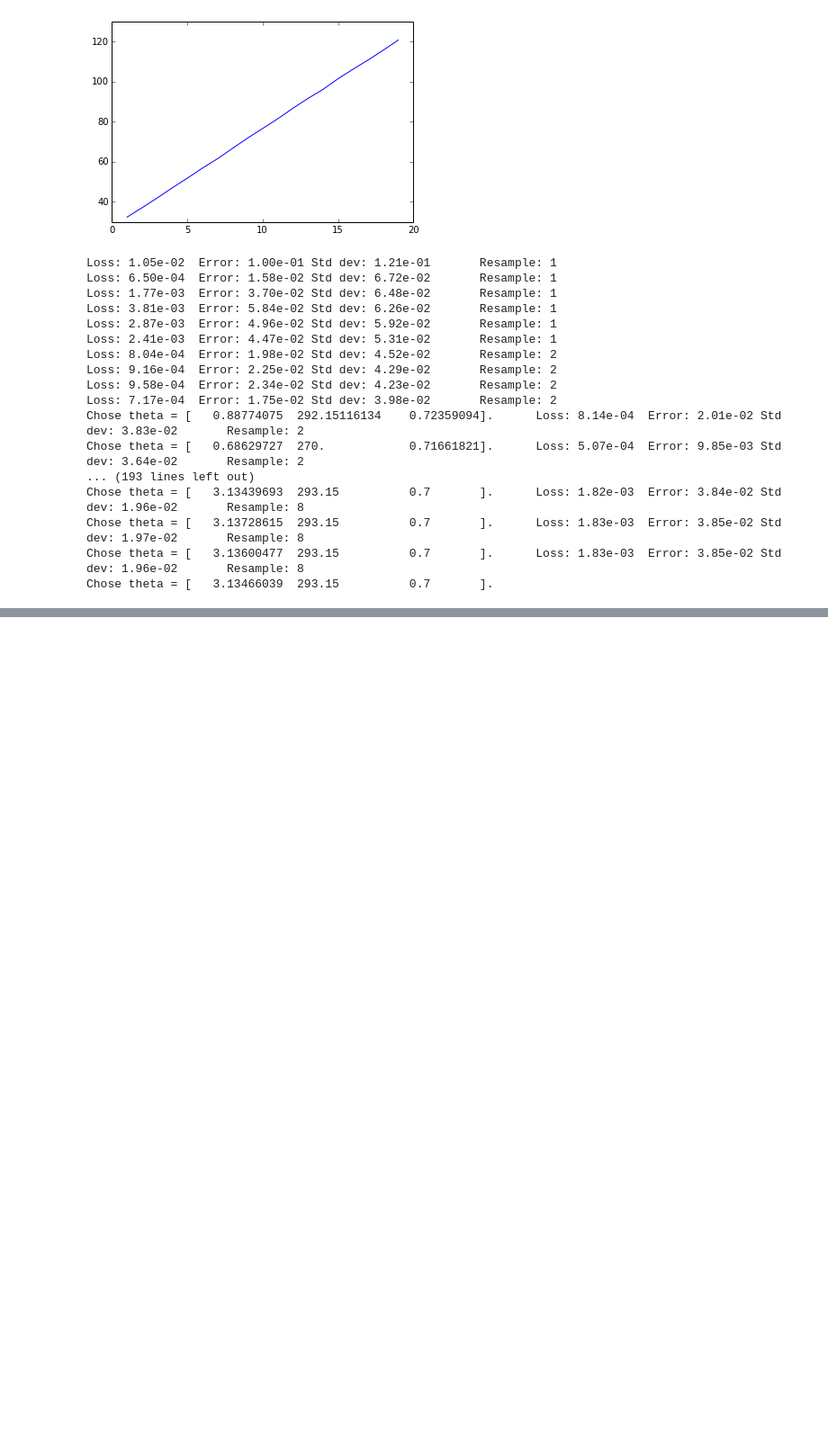
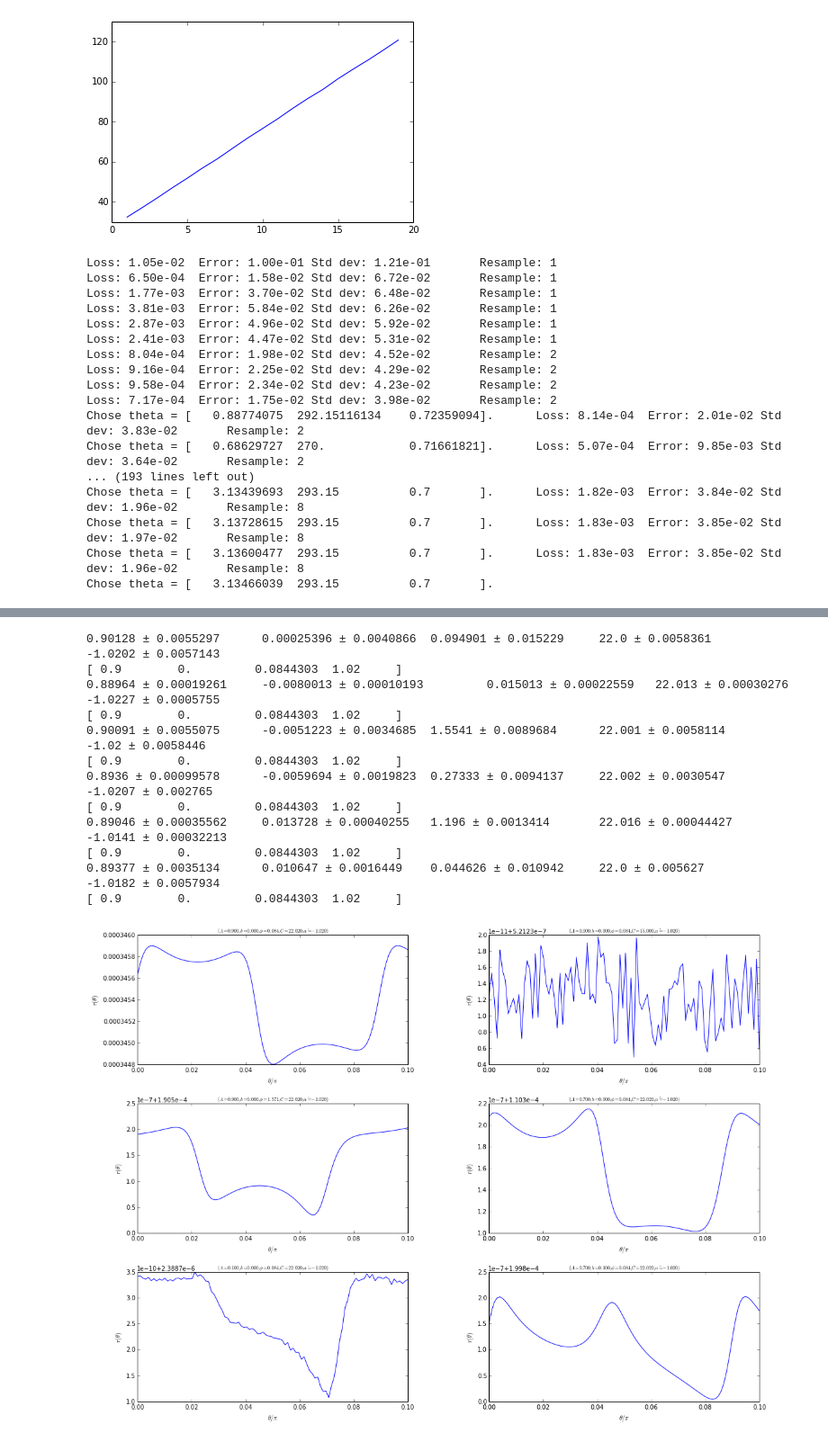
Before and after one commit to taalexander/Honours-Thesis, a Jupyter notebook: code/Adaptive Neutron Interferometry.ipynb, the cells around one changed output, grey strips where cells are left out. Shown at 90% size. Cells and saved outputs as stored; diff of their text form; code cells hidden in the pictures; blank space fills up the shorter version.

```diff
--- a/code/Adaptive Neutron Interferometry.ipynb
+++ b/code/Adaptive Neutron Interferometry.ipynb
@@ -280,7 +282,7 @@ def plot_risks_ex(updater, theta_min=0, theta_max=TWO_PI,hum=0.70,hum_std=0.01,t
         for exparam in exparams
     ])
     f = plot(deltas / np.pi, risks)
-    xlim((0,np.pi/10))
+    xlim((0,1/10))
     xlabel(r'$\theta / \pi$')
     ylabel(r'$r(\theta)$')
     return f
@@ -574,11 +577,11 @@ def do_adaptive_ex_array(n_particles=100000, warmup_exparams=(),trueparams=(), n
     def objective(theta):
 
         return updater.bayes_risk(
-            np.array([tuple(theta)+(1,)], dtype=neutron_model_ex.expparams_dtype)
+            np.array([tuple(theta)+(293.15,0.70,1,)], dtype=neutron_model_ex.expparams_dtype)
         )
 
     def perform(exparam, n):
-        experiment = np.array([tuple(exparam)+ (n,)], dtype=neutron_model_ex.expparams_dtype)
+        experiment = np.array([exparam+ (n,)], dtype=neutron_model_ex.expparams_dtype)
         datum = neutron_model_ex.simulate_experiment(trueparams, experiment)
         updater.update(datum, experiment)
         mu = updater.est_mean()
@@ -603,7 +606,7 @@ def do_adaptive_ex_array(n_particles=100000, warmup_exparams=(),trueparams=(), n
             guess = (
                 idx_pi * np.pi / 2 - updater.particle_locations[idx_particle, 2, np.newaxis] / updater.particle_locations[idx_particle, 3, np.newaxis]
             ) # if idx_pi != 0 else TWO_PI * random.random((1,))
-            result = minimize(objective, (guess,293.15,0.70), bounds=[(0, 2 * np.pi),(270.,310.),(0.,1.)], method='TNC', options={'maxiter': 2})
+            result = minimize(objective, (guess), bounds=[(0, np.pi/10)], method='TNC', options={'maxiter': 2})
 
             if best_risk is None or result.fun < best_risk:
                 best_theta = result.x
@@ -613,7 +616,7 @@ def do_adaptive_ex_array(n_particles=100000, warmup_exparams=(),trueparams=(), n
             print(u"Chose theta = {}.".format(best_theta), end='\t')
 
         best_thetas.append(best_theta)
-        perform(best_theta, n_neutrons)
+        perform(tuple(best_theta)+(293.15,0.70,), n_neutrons)
 
     f_post = plot_risks_ex(updater,theta_min=0,theta_max=np.pi/10)
     print(*[u"{:0.5} ± {:0.5}\t".format(mu, sigma) for mu, sigma in zip(updater.est_mean(), np.sqrt(np.diag(updater.est_covariance_mtx())))])
@@ -630,7 +633,7 @@ def make_array_adaptive(trueparams,warmup_params,num_particle=20000,n_thetas=200
         toreturn.append( do_adaptive_ex_array(num_particle,warmup_params,x,n_thetas=200,
                                                n_guesses=n_guesses,n_neutrons=n_neutrons,
                                                n_warmup_neutrons=n_warmup_neutrons,quiet=quiet))
-        title(r'$(A={0:.3f},b={1:.3f},\phi={2:.3f},C={3:.3f},\alpha\'={4:.3f}$'.format(*x[0]),fontsize=8)
+        title(r'$(A={0:.3f},b={1:.3f},\phi={2:.3f},C={3:.3f},\alpha\'={4:.3f})$'.format(*x[0]),fontsize=8)
     subplots_adjust(left=0.2,right=2.0,bottom=0.2,top=2.0,wspace=0.3,hspace=0.3)
     if save_file is not None:
         savefig(save_file)
@@ -744,2 +808,16 @@ savefig("adaptivetimes.eps")
 # %%
-res = make_array_adaptive(true_modelparams_array,exparams,n_thetas=200, n_guesses=5, n_neutrons=100, n_warmup_neutrons=100, quiet=True)
+res = make_array_adaptive(true_modelparams_array,exparams,num_particle = 50000,n_thetas=200, n_guesses=5, n_neutrons=100, n_warmup_neutrons=100, quiet=True)
+# %% [output]
+0.90128 ± 0.0055297      0.00025396 ± 0.0040866  0.094901 ± 0.015229     22.0 ± 0.0058361        -1.0202 ± 0.0057143
+[ 0.9        0.         0.0844303  1.02     ]
+0.88964 ± 0.00019261     -0.0080013 ± 0.00010193         0.015013 ± 0.00022559   22.013 ± 0.00030276     -1.0227 ± 0.0005755
+[ 0.9        0.         0.0844303  1.02     ]
+0.90091 ± 0.0055075      -0.0051223 ± 0.0034685  1.5541 ± 0.0089684      22.001 ± 0.0058114      -1.02 ± 0.0058446
+[ 0.9        0.         0.0844303  1.02     ]
+0.8936 ± 0.00099578      -0.0059694 ± 0.0019823  0.27333 ± 0.0094137     22.002 ± 0.0030547      -1.0207 ± 0.002765
+[ 0.9        0.         0.0844303  1.02     ]
+0.89046 ± 0.00035562     0.013728 ± 0.00040255   1.196 ± 0.0013414       22.016 ± 0.00044427     -1.0141 ± 0.00032213
+[ 0.9        0.         0.0844303  1.02     ]
+0.89377 ± 0.0035134      0.010647 ± 0.0016449    0.044626 ± 0.010942     22.0 ± 0.005627         -1.0182 ± 0.0057934
+[ 0.9        0.         0.0844303  1.02     ]
+[figure, added]
```
Also changed, not shown: parts of 12 cells of this notebook, 12 other files.
